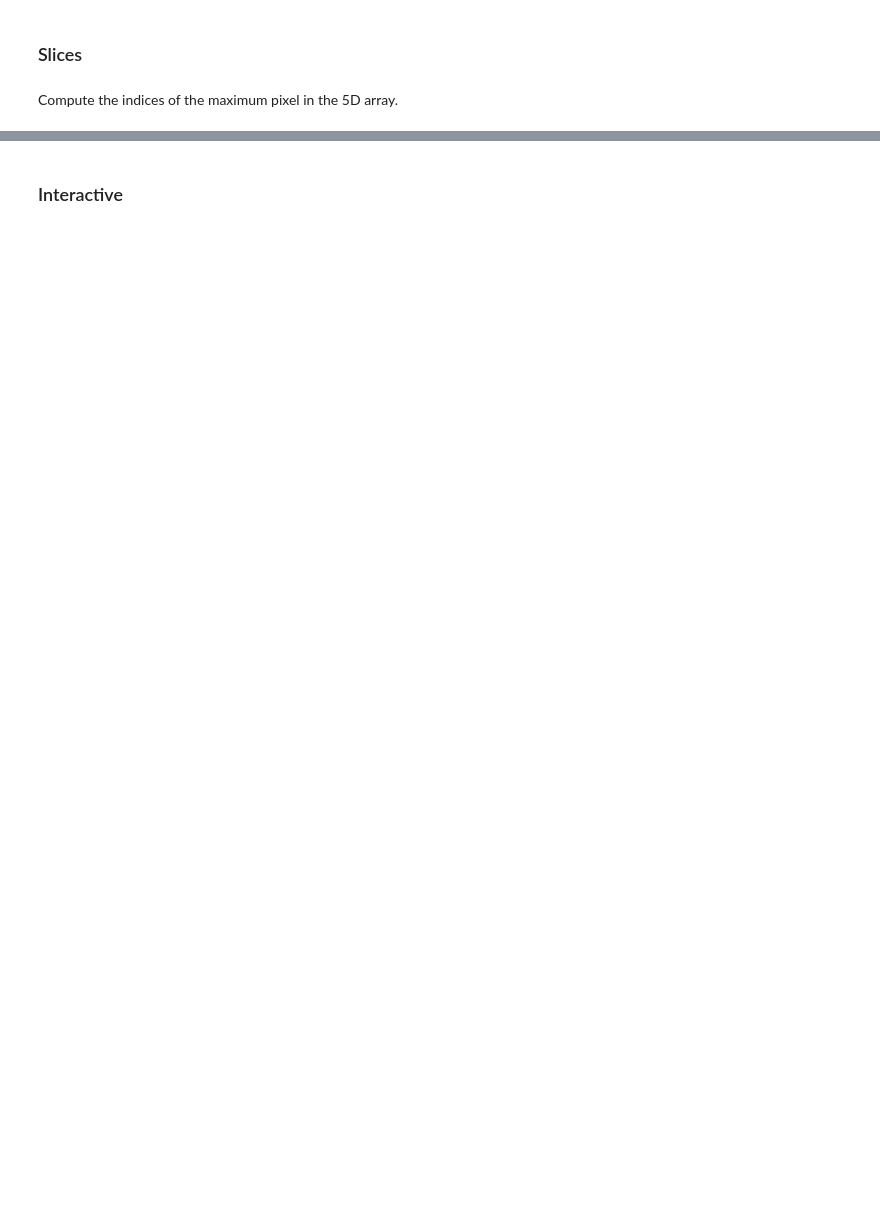
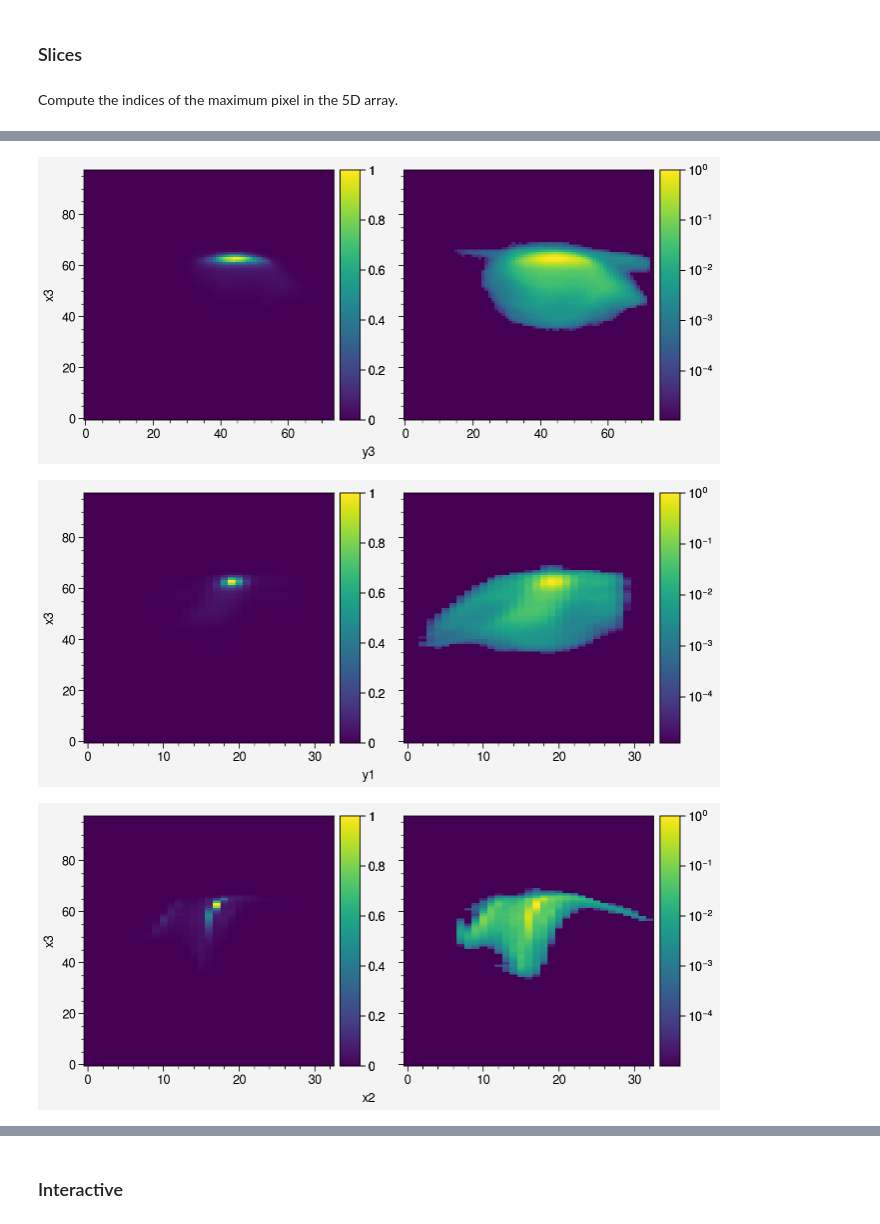
Before and after one commit to austin-hoover/analysis-sns-btf, a Jupyter notebook: scan3d/scan-xxpy-image-ypdE/scan-xxpy-image-ypdE_step3.ipynb, the cells around one changed output, grey strips where cells are left out. Cells and saved outputs as stored; diff of their text form; code cells hidden in the pictures; blank space fills up the shorter version.

```diff
--- a/scan3d/scan-xxpy-image-ypdE/scan-xxpy-image-ypdE_step3.ipynb
+++ b/scan3d/scan-xxpy-image-ypdE/scan-xxpy-image-ypdE_step3.ipynb
@@ -215,21 +222,24 @@ print(ind)
 # %%
 axes_slice = [(k, j, i) for i in range(a5d.ndim) for j in range(i) for k in range(j)]
 axes_view = [tuple([i for i in range(a5d.ndim) if i not in axis])
              for axis in axes_slice]
 for axis, axis_view in zip(axes_slice, axes_view):
     idx = utils.make_slice(5, axis, [ind[i] for i in axis])
     a5d_slice = a5d[idx]
     a5d_slice = a5d_slice / np.max(a5d_slice)
 
-    x, y = [coords_[i][idx] for i in axis_view]
     dim1, dim2 = [dims[i] for i in axis_view]
 
     fig, plot_axes = pplt.subplots(ncols=2)
     for ax, norm in zip(plot_axes, [None, 'log']):
-        mplt.plot_image(a5d_slice, x=x, y=y, ax=ax, frac_thresh=frac_thresh, norm=norm, colorbar=True)
+        mplt.plot_image(a5d_slice, ax=ax, frac_thresh=frac_thresh, norm=norm, colorbar=True)
     plot_axes.format(xlabel=dim1, ylabel=dim2)
     string = '_output/slice_'
     for i in axis:
         string += f'_{dims[i]}-{ind[i]}'
     plt.savefig(string + '.png')
     plt.show()
+# %% [output]
+[figure, added]
+[figure, added]
+[figure, added]
```
Also changed, not shown: parts of 39 cells of this notebook, 1 other file.
